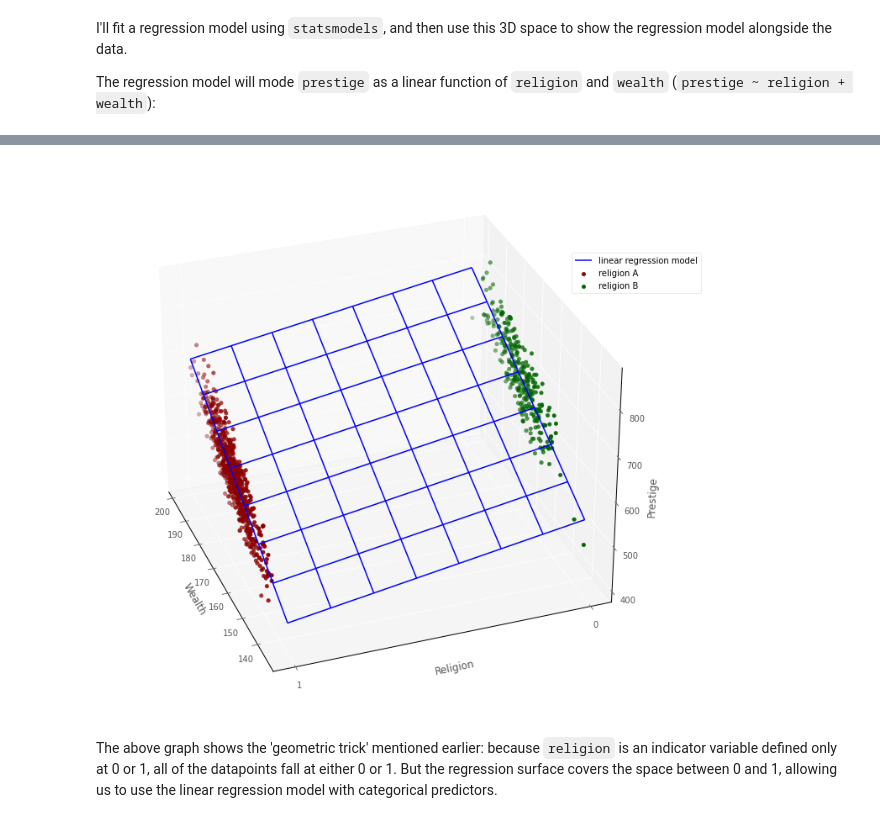
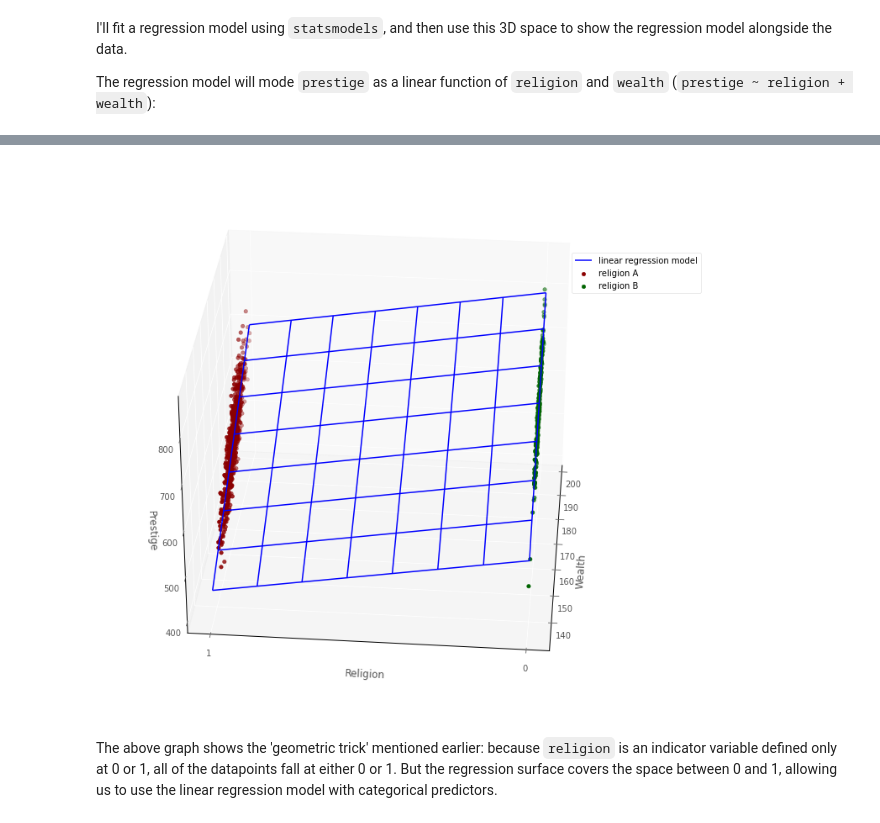
Before and after one commit to pxr687/islands_generalized_linear_models, a Jupyter notebook: 2_linear_regression.ipynb, the cells around one changed output, grey strips where cells are left out. Drawn from its saved outputs; the diff is of its cells as text; code cells hidden in the pictures.

```diff
--- a/2_linear_regression.ipynb
+++ b/2_linear_regression.ipynb
@@ -382,9 +382,9 @@ Notes:
 strong multicollinearity or other numerical problems.
 # %%
 # this code generates the plot below
-islands_GLM.three_D_prestige_wealth_religion_plot_with_surface(df, lin_reg_model, azim = azim)
+islands_GLM.three_D_prestige_wealth_religion_plot_with_surface(df, lin_reg_model)
 # %% [output]
-[figure, old version]
+[figure, new version]
 # %% [markdown]
 The above graph shows the 'geometric trick' mentioned earlier: because `religion` is an indicator variable defined only at 0 or 1, all of the datapoints fall at either 0 or 1. But the regression surface covers the space between 0 and 1, allowing us to use the linear regression model with categorical predictors.
 # %% [markdown]
```
Also changed, not shown: parts of 2 cells of this notebook, 3 other files.
